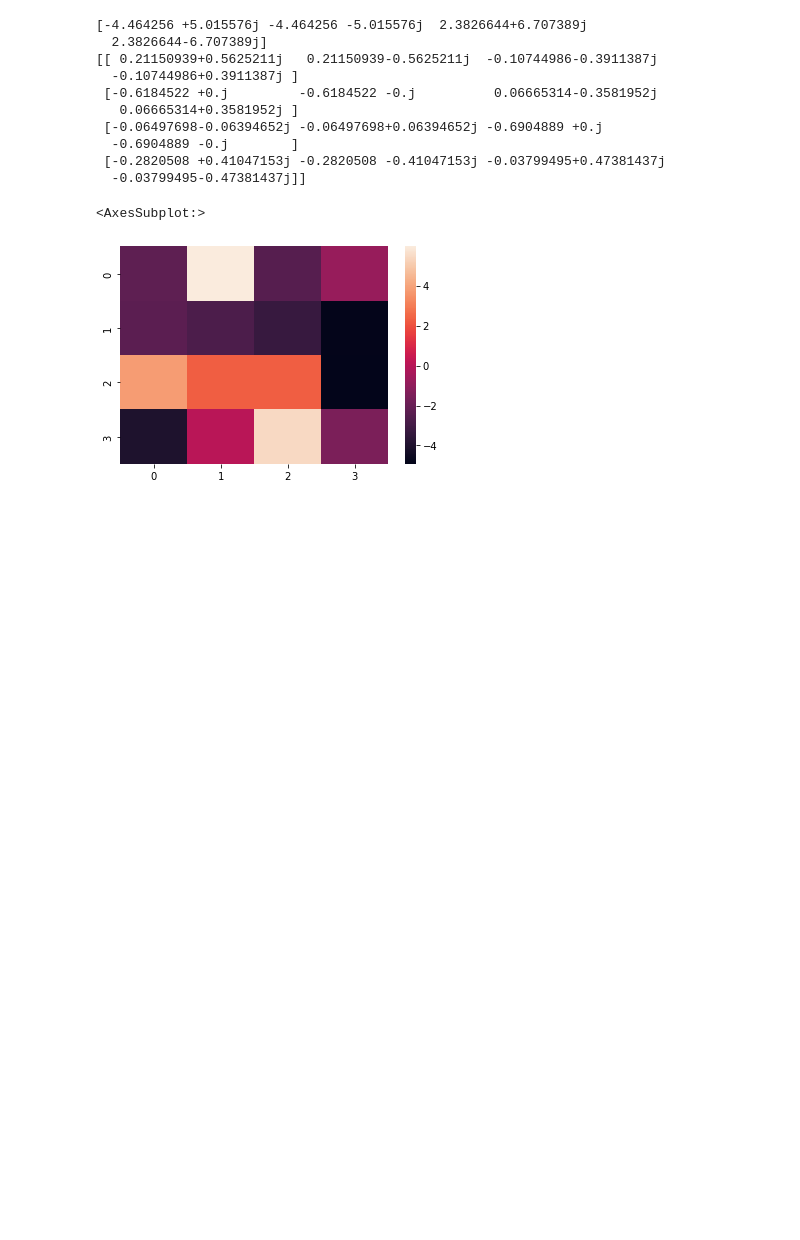
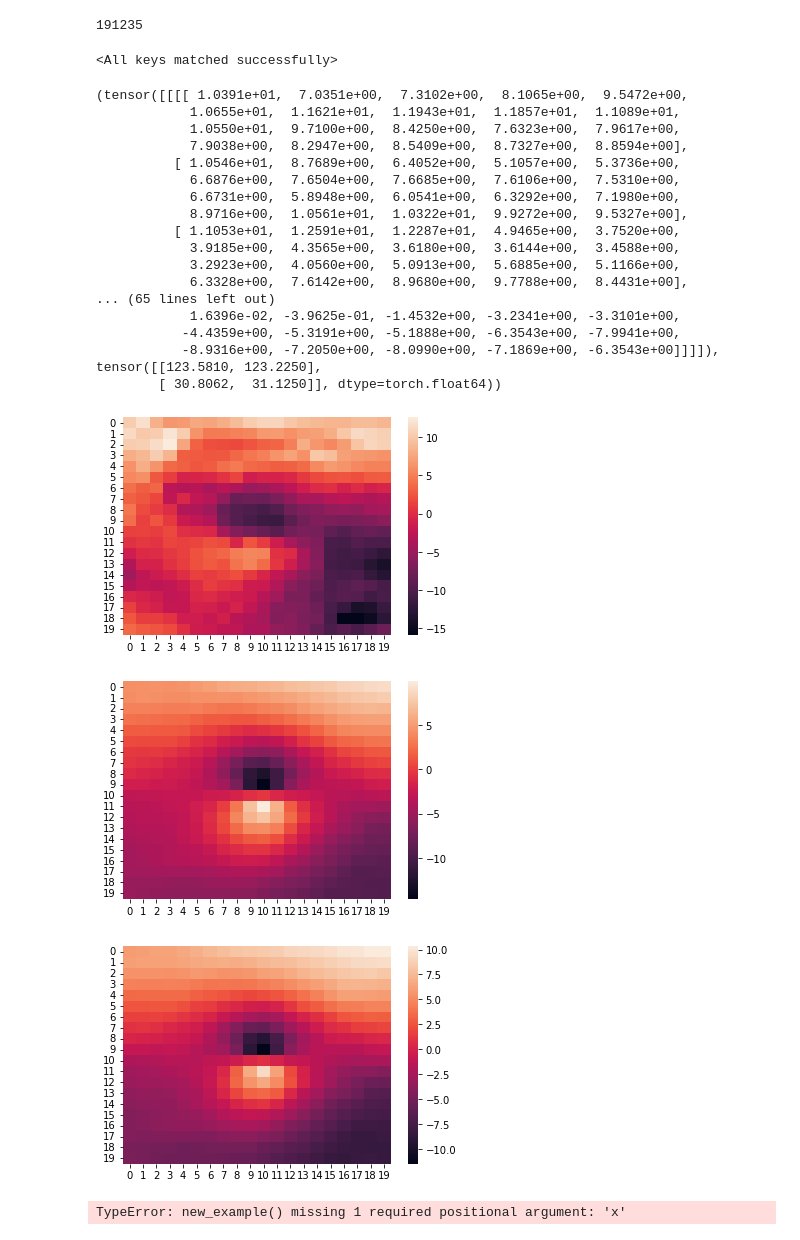
Before and after one commit to jackmiller2003/kae-cyclones, a Jupyter notebook: data_synthesis_and_prediction.ipynb, the cells around one changed output. Drawn from its saved outputs; the diff is of its cells as text; code cells hidden in the pictures; blank space fills up the shorter version.

```diff
--- a/data_synthesis_and_prediction.ipynb
+++ b/data_synthesis_and_prediction.ipynb
@@ -9,2 +15,6 @@ import matplotlib.pyplot as plt
+# %%
+mu, sigma = 0, 0.001 # mean and standard deviation
 # %%
-train, valid, test = generate_example_dataset()
+train_ds, valid_ds, test_ds = generate_prediction_dataset()
+# %% [output]
+191235
@@ -13,22 +21,59 @@ train2, valid2, test2 = generate_prediction_dataset()
+# %%
+def new_example(model,x, perturb=True, sigma=0.01):
+    s = np.random.normal(mu, sigma, 1)
+    W = model_kae.dynamics.dynamics.weight.cpu().detach().numpy()
+    w, v = np.linalg.eig(W)
+    min_i = np.argmin(w)
+
+    model = copy.deepcopy(model)
+
+    if perturb:
+        v[min_i] += s
+    W_1 = reconstruct_operator(w,v).real
+
+    model.dynamics.dynamics.weight = torch.nn.Parameter(torch.from_numpy(W_1))
+
+    x_modified = model(x)
+
+    return x_modified
 # %%
 model_kae = koopmanAE(4, steps=4, steps_back=4, alpha=1)
 model_kae.load_state_dict(torch.load('saved_models/kae-model-continued-4.082315057579133.pt'))
-W = model_kae.dynamics.dynamics.weight.cpu().detach().numpy()
-w, v = np.linalg.eig(W)
-print(w)
-print(v)
-v = np.absolute(v)
-seaborn.heatmap(W)
 # %% [output]
-[-4.464256 +5.015576j -4.464256 -5.015576j  2.3826644+6.707389j
-  2.3826644-6.707389j]
-[[ 0.21150939+0.5625211j   0.21150939-0.5625211j  -0.10744986-0.3911387j
-  -0.10744986+0.3911387j ]
- [-0.6184522 +0.j         -0.6184522 -0.j          0.06665314-0.3581952j
-   0.06665314+0.3581952j ]
- [-0.06497698-0.06394652j -0.06497698+0.06394652j -0.6904889 +0.j
-  -0.6904889 -0.j        ]
- [-0.2820508 +0.41047153j -0.2820508 -0.41047153j -0.03799495+0.47381437j
-  -0.03799495-0.47381437j]]
+<All keys matched successfully>
-<AxesSubplot:>
-[figure, removed]
+# %%
+print(train_ds[31])
+x_reg = new_example(model_kae,train_ds[31][0], True, sigma=0.08)[0][0][0].squeeze(0).detach().numpy()
+x_per = new_example(model_kae,train_ds[31][0], False, sigma=0.01)[0][0][0].squeeze(0).detach().numpy()
+old = train_ds[32][0].squeeze(0).squeeze(0)
+seaborn.heatmap(old)
+plt.show()
+seaborn.heatmap(x_reg)
+plt.show()
+seaborn.heatmap(x_per)
+plt.show()
+# %% [output]
+(tensor([[[[ 1.0391e+01,  7.0351e+00,  7.3102e+00,  8.1065e+00,  9.5472e+00,
+            1.0655e+01,  1.1621e+01,  1.1943e+01,  1.1857e+01,  1.1089e+01,
+            1.0550e+01,  9.7100e+00,  8.4250e+00,  7.6323e+00,  7.9617e+00,
+            7.9038e+00,  8.2947e+00,  8.5409e+00,  8.7327e+00,  8.8594e+00],
+          [ 1.0546e+01,  8.7689e+00,  6.4052e+00,  5.1057e+00,  5.3736e+00,
+            6.6876e+00,  7.6504e+00,  7.6685e+00,  7.6106e+00,  7.5310e+00,
+            6.6731e+00,  5.8948e+00,  6.0541e+00,  6.3292e+00,  7.1980e+00,
+            8.9716e+00,  1.0561e+01,  1.0322e+01,  9.9272e+00,  9.5327e+00],
+          [ 1.1053e+01,  1.2591e+01,  1.2287e+01,  4.9465e+00,  3.7520e+00,
+            3.9185e+00,  4.3565e+00,  3.6180e+00,  3.6144e+00,  3.4588e+00,
+            3.2923e+00,  4.0560e+00,  5.0913e+00,  5.6885e+00,  5.1166e+00,
+            6.3328e+00,  7.6142e+00,  8.9680e+00,  9.7788e+00,  8.4431e+00],
+... (65 lines left out)
+            1.6396e-02, -3.9625e-01, -1.4532e+00, -3.2341e+00, -3.3101e+00,
+           -4.4359e+00, -5.3191e+00, -5.1888e+00, -6.3543e+00, -7.9941e+00,
+           -8.9316e+00, -7.2050e+00, -8.0990e+00, -7.1869e+00, -6.3543e+00]]]]), tensor([[123.5810, 123.2250],
+        [ 30.8062,  31.1250]], dtype=torch.float64))
+[figure, added]
+[figure, added]
+[figure, added]
+# %%
+new_example(model_kae)
+# %% [output]
+TypeError: new_example() missing 1 required positional argument: 'x'
```
Also changed, not shown: parts of 11 cells of this notebook, 51 other files.
